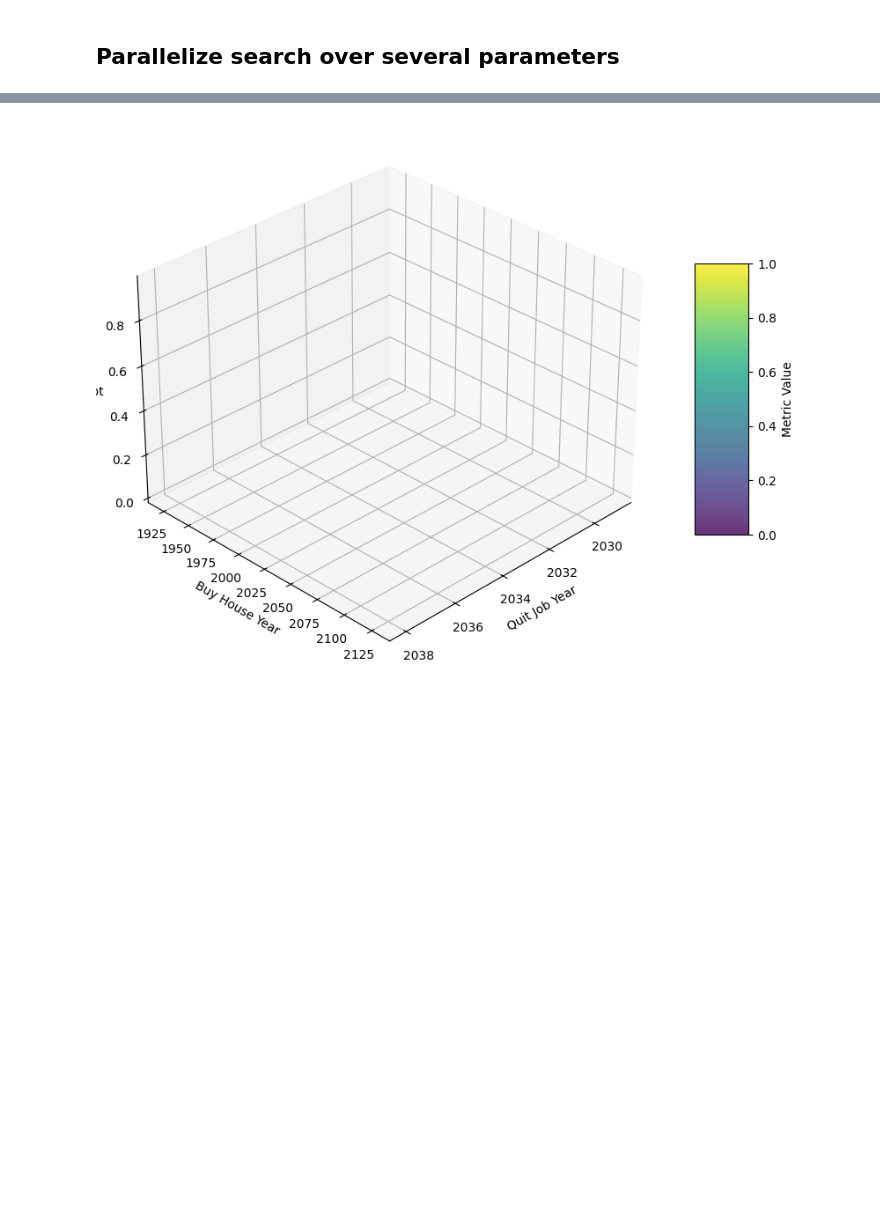
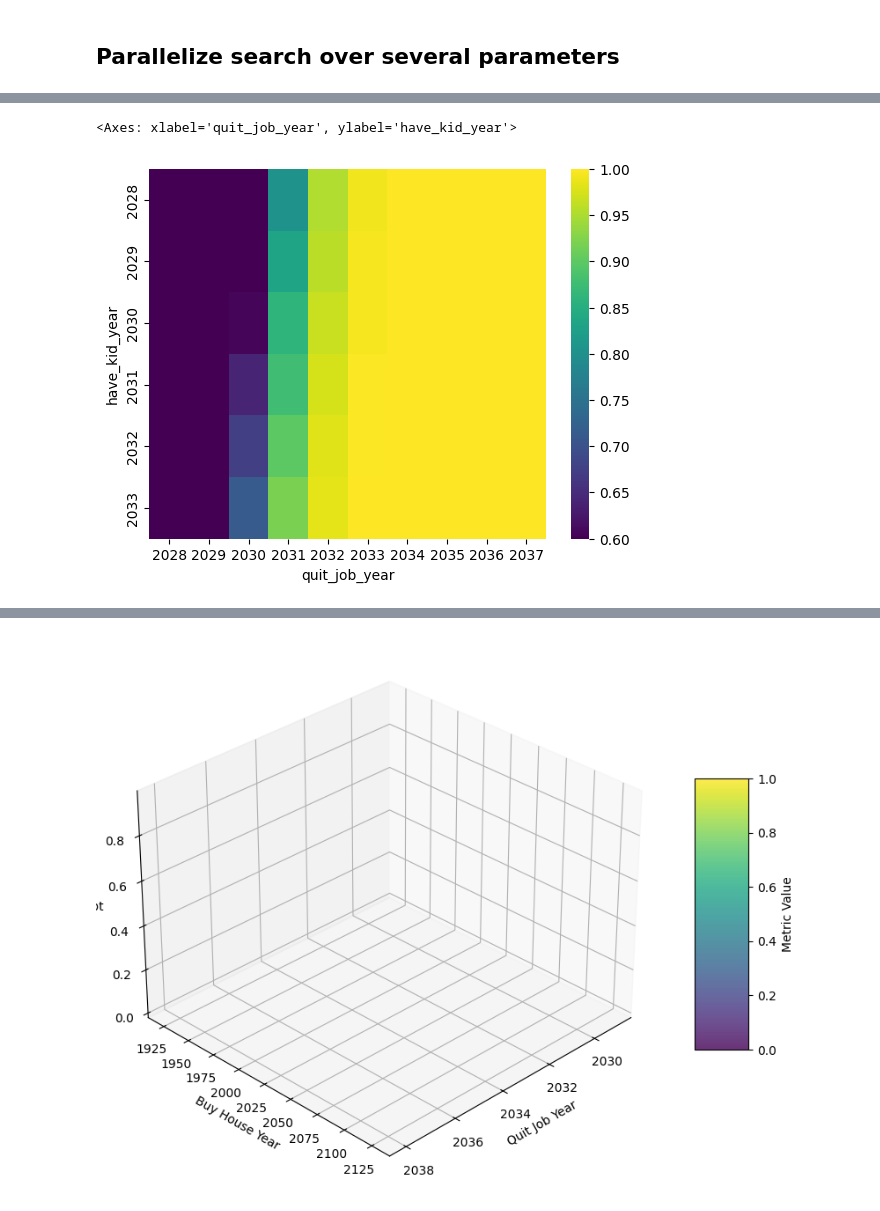
Before and after one commit to pquinter/fisim, a Jupyter notebook: notebooks/EY.explore-financial-planning.ipynb, the cells around one changed output, grey strips where cells are left out. Saved outputs shown, nothing was run; the diff lists cells and outputs as text; code cells hidden in the pictures; blank space fills up the shorter version.

```diff
--- a/notebooks/EY.explore-financial-planning.ipynb
+++ b/notebooks/EY.explore-financial-planning.ipynb
@@ -348,0 +337,24 @@ sns.heatmap(results_df.pivot(index="buy_house_year", columns="quit_job_year", va
+# %%
+import seaborn as sns
+
+print("Cost of living expense: ", COST_OF_LIVING_EXPENSE)
+
+print("\nBuy house years: ", buy_house_years)
+print("House price: ", HOUSE_PRICE)
+print("Mortgage interest rate: ", MORTGAGE_INTEREST_RATE)
+print("Mortgage duration: ", MORTGAGE_DURATION)
+
+print("\nHave kids years: ", have_kids_years)
+print("Annual cost per kid: ", ANNUAL_COST_PER_KID)
+
+print("\nKobold ipos years: ", kobold_ipos_years)
+print("Kobold stock earnings: ", KOBOLD_STOCK_EARNINGS)
+
+print("\nStop investing in 401k years: ", stop_investing_in_401k_years)
+
+print("\nQuit job years: ", quit_job_years)
+
+sns.heatmap(results_df.pivot(index="have_kid_year", columns="quit_job_year", values="metric"), cmap="viridis", vmin=0.6, vmax=1)
+# %% [output]
+<Axes: xlabel='quit_job_year', ylabel='have_kid_year'>
+[figure, added]
```
Also changed, not shown: parts of 16 cells of this notebook, 15 other files.
